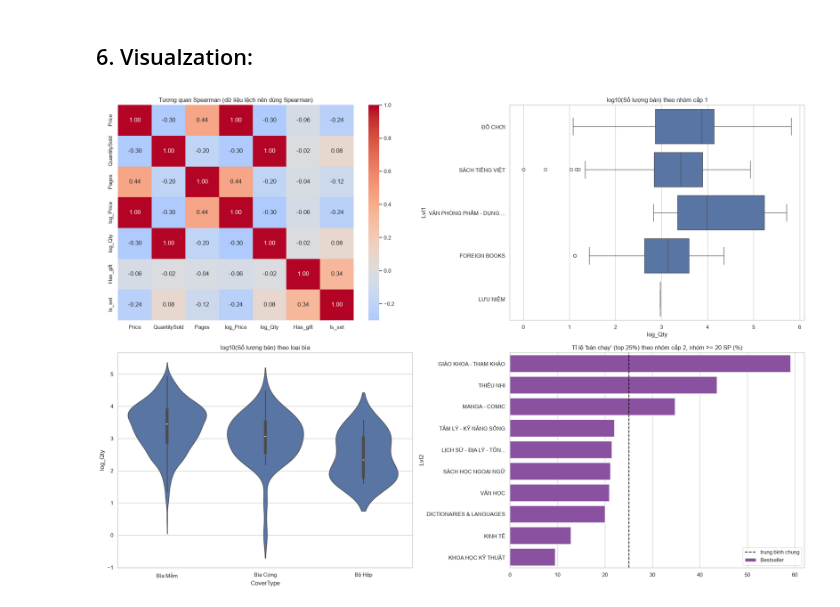
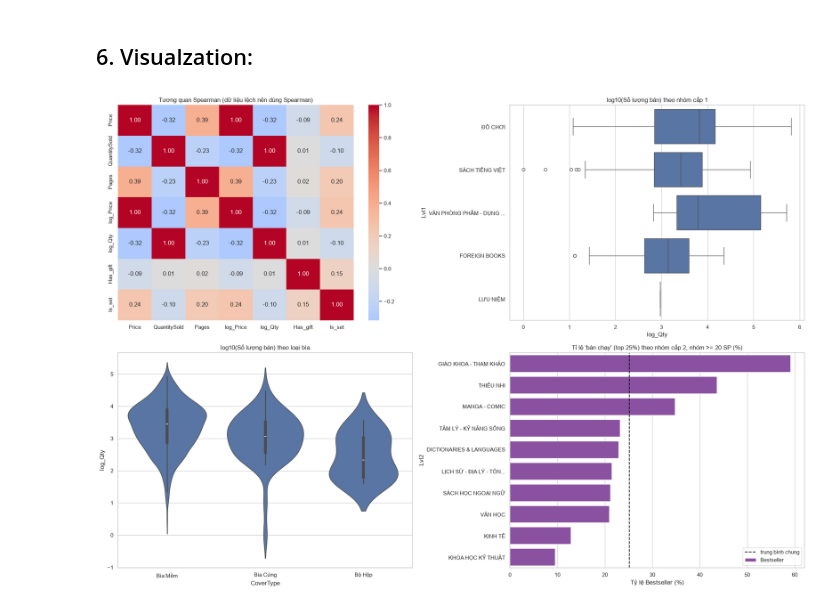
Before and after one commit to jnzm246/Project_Team_Group_4, a Jupyter notebook: workspace/Stage1_Data_Preprocessing_and_EDA.ipynb, the cells around one changed output. Saved outputs shown, nothing was run; the diff lists cells and outputs as text; code cells hidden in the pictures.

```diff
--- a/workspace/Stage1_Data_Preprocessing_and_EDA.ipynb
+++ b/workspace/Stage1_Data_Preprocessing_and_EDA.ipynb
@@ -376,69 +389,45 @@ display(df_cleaned[fe_cols].sample(3))
 # %% [markdown]
 ## 6. Visualzation:
 # %%
-# --- TIỀN XỬ LÝ & TẠO BIẾN MỚI ---
-df = df[~(df['Price'] < 0)].reset_index(drop=True)
-
-# Điền missing values cơ bản
-df['Price'] = df.groupby('Category')['Price'].transform(lambda x: x.fillna(x.median()))
-df['QuantitySold'] = df['QuantitySold'].fillna(0)
-df['Pages'] = df['Pages'].fillna(df['Pages'].median())
-
-# Tạo log scale
-df['log_Price'] = np.log10(df['Price'])
-df['log_Qty'] = np.log10(df['QuantitySold'] + 1)
-
-# Trích xuất Lvl1 và Lvl2 từ Category
-df['Lvl1'] = df['Category'].apply(lambda x: str(x).split('>')[0].strip() if pd.notnull(x) else 'Unknown')
-df['Lvl2'] = df['Category'].apply(lambda x: str(x).split('>')[1].strip() if (pd.notnull(x) and len(str(x).split('>')) > 1) else 'Unknown')
-
-# Feature Engineering: Nhận diện sách có quà tặng hoặc sách theo bộ (từ ProductName)
-df['Has_gift'] = df['ProductName'].str.contains('tặng|kèm|bookmark|quà', case=False, na=False).astype(int)
-df['Is_set'] = df['ProductName'].str.contains('tập|combo|boxset|bộ', case=False, na=False).astype(int)
-
-
-# --- VẼ BIỂU ĐỒ (2x2 GRID) ---
+# --- VẼ BIỂU ĐỒ (2x2 GRID) TRÊN DỮ LIỆU ĐÃ LÀM SẠCH ---
 sns.set_theme(style="whitegrid")
 fig, axes = plt.subplots(2, 2, figsize=(20, 14))
 plt.subplots_adjust(hspace=0.3, wspace=0.3)
 
 # [0, 0] Heatmap Tương quan Spearman
 corr_cols = ['Price', 'QuantitySold', 'Pages', 'log_Price', 'log_Qty', 'Has_gift', 'Is_set']
-corr_matrix = df[corr_cols].corr(method='spearman')
+corr_matrix = df_cleaned[corr_cols].corr(method='spearman')
 sns.heatmap(corr_matrix, annot=True, fmt=".2f", cmap="coolwarm", center=0, ax=axes[0, 0])
 axes[0, 0].set_title('Tương quan Spearman (dữ liệu lệch nên dùng Spearman)')
 
 # [0, 1] Boxplot log_Qty theo Nhóm cấp 1
-sns.boxplot(data=df, x='log_Qty', y='Lvl1', ax=axes[0, 1], color=sns.color_palette()[0])
+sns.boxplot(data=df_cleaned, x='log_Qty', y='Lvl1', ax=axes[0, 1], color=sns.color_palette()[0])
 axes[0, 1].set_title('log10(Số lượng bán) theo nhóm cấp 1')
 axes[0, 1].set_ylabel('Lvl1')
 
 # [1, 0] Violinplot log_Qty theo Loại bìa (chỉ lấy 3 loại chính để biểu diễn)
 main_covers = ['Bìa Cứng', 'Bộ Hộp', 'Bìa Mềm']
-df_cover = df[df['CoverType'].isin(main_covers)]
+df_cover = df_cleaned[df_cleaned['CoverType'].isin(main_covers)]
 sns.violinplot(data=df_cover, x='CoverType', y='log_Qty', ax=axes[1, 0], color=sns.color_palette()[0])
 axes[1, 0].set_title('log10(Số lượng bán) theo loại bìa')
 
 # [1, 1] Barplot Tỷ lệ Bestseller (Top 25%) theo Lvl2
-threshold = df['QuantitySold'].quantile(0.75)
-df['is_bestseller'] = (df['QuantitySold'] >= threshold).astype(int)
-
 # Lọc các nhóm Lvl2 có >= 20 sản phẩm
-lvl2_counts = df['Lvl2'].value_counts()
+lvl2_counts = df_cleaned['Lvl2'].value_counts()
 valid_lvl2 = lvl2_counts[lvl2_counts >= 20].index
-df_bestseller = df[df['Lvl2'].isin(valid_lvl2)]
+df_bestseller = df_cleaned[df_cleaned['Lvl2'].isin(valid_lvl2)]
 
 # Tính % Bestseller
-bestseller_rates = df_bestseller.groupby('Lvl2')['is_bestseller'].mean() * 100
+bestseller_rates = df_bestseller.groupby('Lvl2')['Bestseller'].mean() * 100
 bestseller_rates = bestseller_rates.sort_values(ascending=False)
 
 sns.barplot(x=bestseller_rates.values, y=bestseller_rates.index, ax=axes[1, 1], color="#8e44ad", label="Bestseller")
-axes[1, 1].axvline(df['is_bestseller'].mean() * 100, color='black', linestyle='--', label="trung bình chung")
+axes[1, 1].axvline(df_cleaned['Bestseller'].mean() * 100, color='black', linestyle='--', label="trung bình chung")
 axes[1, 1].set_title("Tỉ lệ 'bán chạy' (top 25%) theo nhóm cấp 2, nhóm >= 20 SP (%)")
-axes[1, 1].set_xlabel("")
+axes[1, 1].set_xlabel("Tỷ lệ Bestseller (%)")
 axes[1, 1].legend(loc="lower right")
 
 plt.tight_layout()
 plt.show()
 # %% [output]
-[figure, old version]
+[figure, new version]
```
Also changed, not shown: parts of 23 cells of this notebook, 1 other file.
